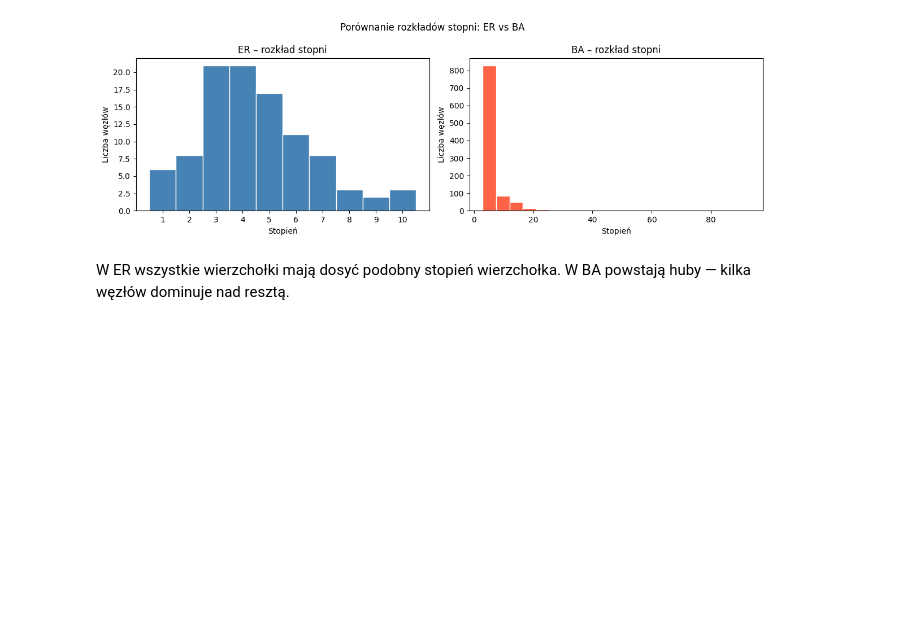
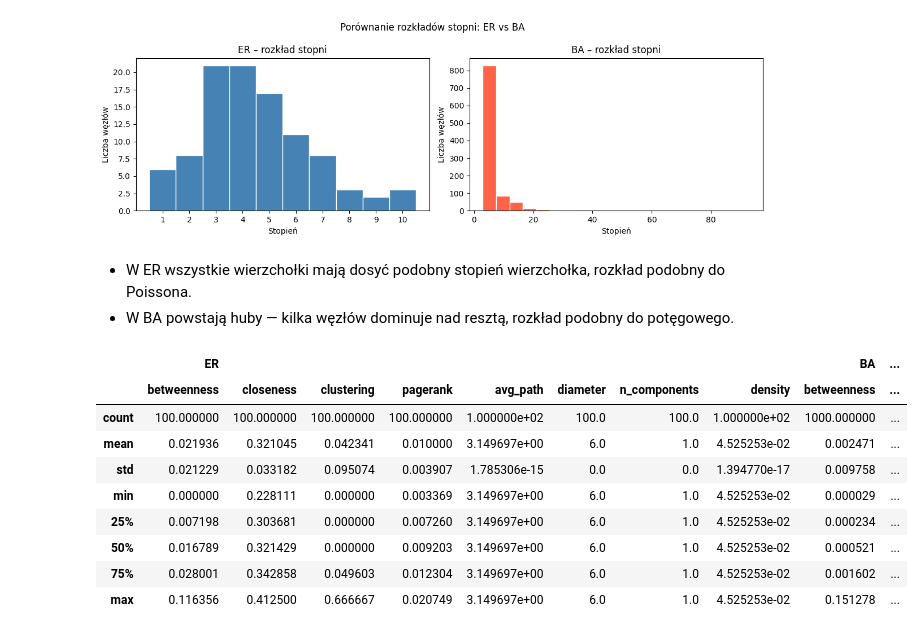
Before and after one commit to mjuchiewicz/complex-networks, a Jupyter notebook: lab01/network-analysis.ipynb, the cells around one changed output. Saved outputs shown, nothing was run; the diff lists cells and outputs as text; code cells hidden in the pictures; blank space fills up the shorter version.

```diff
--- a/lab01/network-analysis.ipynb
+++ b/lab01/network-analysis.ipynb
@@ -190,4 +213,42 @@ plt.show()
 # %% [output]
 [figure]
 # %% [markdown]
-W ER wszystkie wierzchołki mają dosyć podobny stopień wierzchołka. W BA powstają huby — kilka węzłów dominuje nad resztą.
+- W ER wszystkie wierzchołki mają dosyć podobny stopień wierzchołka, rozkład podobny do Poissona.
+- W BA powstają huby — kilka węzłów dominuje nad resztą, rozkład podobny do potęgowego.
+# %%
+closeness_ba   = nx.closeness_centrality(G_ba)
+clustering_ba  = nx.clustering(G_ba)
+pagerank_ba    = nx.pagerank(G_ba)
+avg_path_ba    = nx.average_shortest_path_length(G_ba_sub)
+n_components_ba = nx.number_connected_components(G_ba)
+density_ba     = nx.density(G_ba)
+
+df_ba = pd.DataFrame({
+    'betweenness': betweenness_ba,
+    'closeness':   closeness_ba,
+    'clustering':  clustering_ba,
+    'pagerank':    pagerank_ba,
+    'avg_path':    avg_path_ba,
+    'diameter':    diameter_ba,
+    'n_components': n_components_ba,
+    'density':     density_ba,
+})
+df_ba.index.name = 'node'
+
+summary = pd.concat(
+    [df_er.describe(), df_ba.describe()],
+    keys=['ER', 'BA'],
+    axis=1
+)
+summary
+# %% [output]
+|  | ER |  |  |  |  |  |  |  | BA | ... |
+|  | betweenness | closeness | clustering | pagerank | avg_path | diameter | n_components | density | betweenness | ... |
+| count | 100.000000 | 100.000000 | 100.000000 | 100.000000 | 1.000000e+02 | 100.0 | 100.0 | 1.000000e+02 | 1000.000000 | ... |
+| mean | 0.021936 | 0.321045 | 0.042341 | 0.010000 | 3.149697e+00 | 6.0 | 1.0 | 4.525253e-02 | 0.002471 | ... |
+| std | 0.021229 | 0.033182 | 0.095074 | 0.003907 | 1.785306e-15 | 0.0 | 0.0 | 1.394770e-17 | 0.009758 | ... |
+| min | 0.000000 | 0.228111 | 0.000000 | 0.003369 | 3.149697e+00 | 6.0 | 1.0 | 4.525253e-02 | 0.000029 | ... |
+| 25% | 0.007198 | 0.303681 | 0.000000 | 0.007260 | 3.149697e+00 | 6.0 | 1.0 | 4.525253e-02 | 0.000234 | ... |
+| 50% | 0.016789 | 0.321429 | 0.000000 | 0.009203 | 3.149697e+00 | 6.0 | 1.0 | 4.525253e-02 | 0.000521 | ... |
+| 75% | 0.028001 | 0.342858 | 0.049603 | 0.012304 | 3.149697e+00 | 6.0 | 1.0 | 4.525253e-02 | 0.001602 | ... |
+| max | 0.116356 | 0.412500 | 0.666667 | 0.020749 | 3.149697e+00 | 6.0 | 1.0 | 4.525253e-02 | 0.151278 | ... |
```
Also changed, not shown: parts of 6 cells of this notebook, 2 other files.
